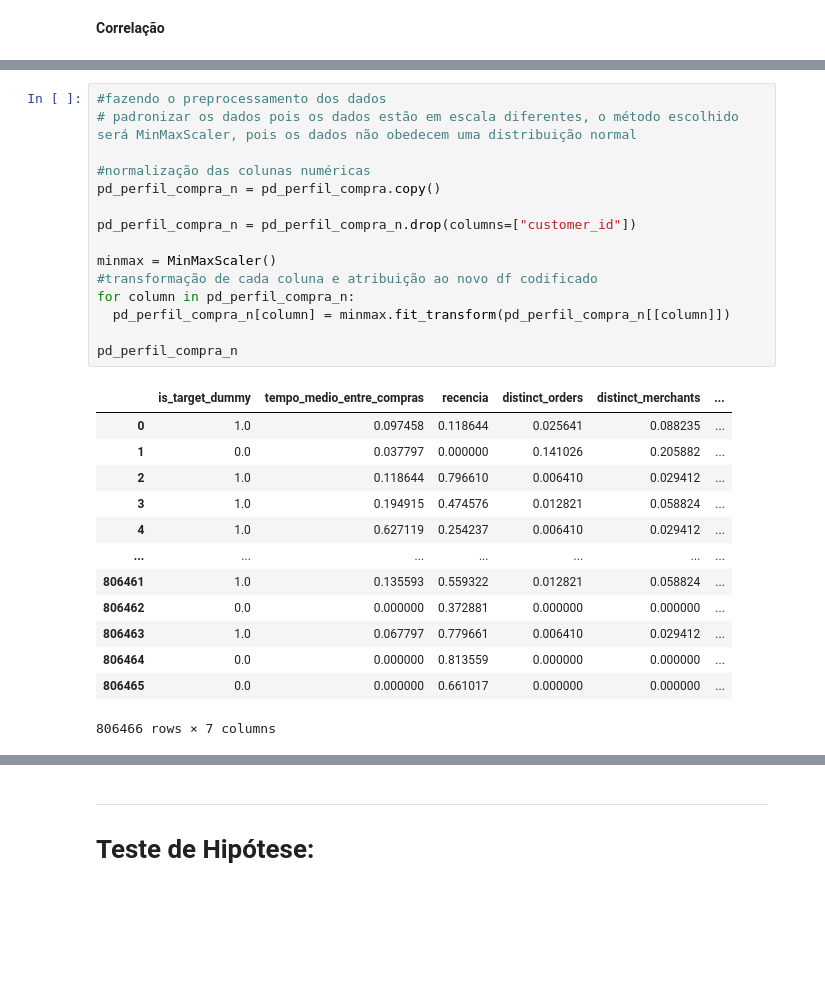
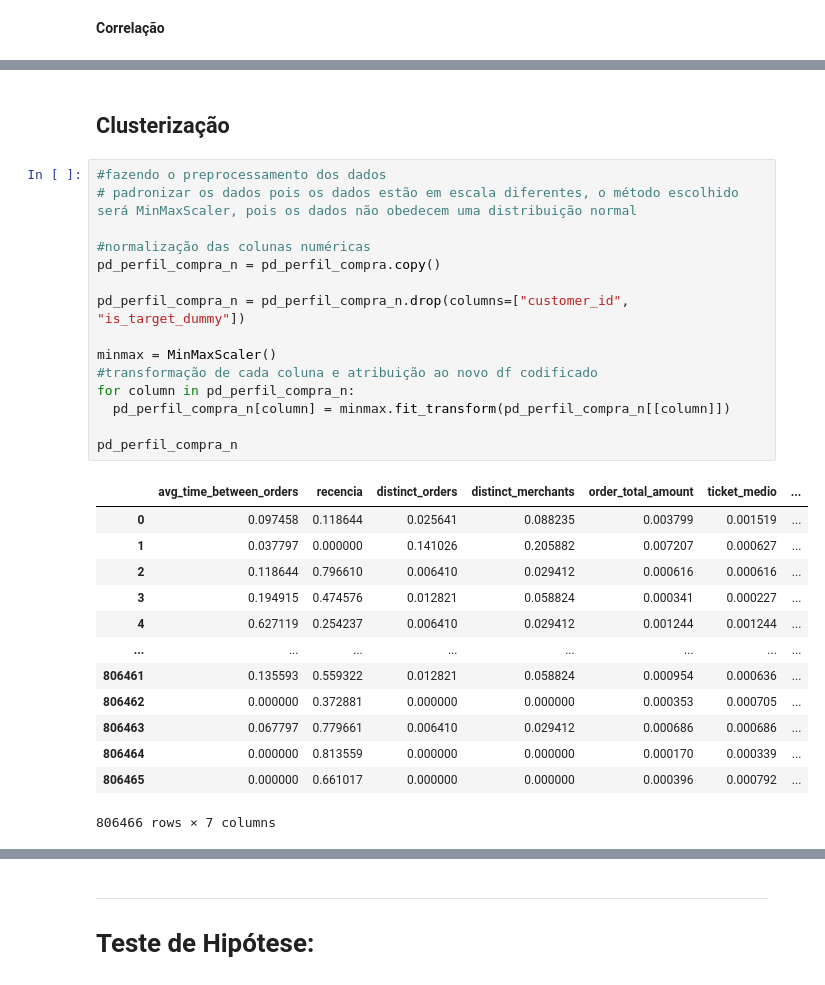
Before and after one commit to NathanyApSalles/analysis_foodtech, a Jupyter notebook: Case_Tecnico_DataAnalyst_Ifood.ipynb, the cells around one changed output, grey strips where cells are left out. Drawn from its saved outputs; the diff is of its cells as text; blank space fills up the shorter version.

```diff
--- a/Case_Tecnico_DataAnalyst_Ifood.ipynb
+++ b/Case_Tecnico_DataAnalyst_Ifood.ipynb
@@ -539,31 +560,33 @@ Text(0.5, 1.0, 'Correlação de Pearson')
+# %% [markdown]
+## **Clusterização**
 # %%
 #fazendo o preprocessamento dos dados
 # padronizar os dados pois os dados estão em escala diferentes, o método escolhido será MinMaxScaler, pois os dados não obedecem uma distribuição normal
 
 #normalização das colunas numéricas
 pd_perfil_compra_n = pd_perfil_compra.copy()
 
-pd_perfil_compra_n = pd_perfil_compra_n.drop(columns=["customer_id"])
+pd_perfil_compra_n = pd_perfil_compra_n.drop(columns=["customer_id", "is_target_dummy"])
 
 minmax = MinMaxScaler()
 #transformação de cada coluna e atribuição ao novo df codificado
 for column in pd_perfil_compra_n:
   pd_perfil_compra_n[column] = minmax.fit_transform(pd_perfil_compra_n[[column]])
 
 pd_perfil_compra_n
 # %% [output]
-|  | is_target_dummy | tempo_medio_entre_compras | recencia | distinct_orders | distinct_merchants | ... |
-| 0 | 1.0 | 0.097458 | 0.118644 | 0.025641 | 0.088235 | ... |
-| 1 | 0.0 | 0.037797 | 0.000000 | 0.141026 | 0.205882 | ... |
-| 2 | 1.0 | 0.118644 | 0.796610 | 0.006410 | 0.029412 | ... |
-| 3 | 1.0 | 0.194915 | 0.474576 | 0.012821 | 0.058824 | ... |
-| 4 | 1.0 | 0.627119 | 0.254237 | 0.006410 | 0.029412 | ... |
-| ... | ... | ... | ... | ... | ... | ... |
-| 806461 | 1.0 | 0.135593 | 0.559322 | 0.012821 | 0.058824 | ... |
-| 806462 | 0.0 | 0.000000 | 0.372881 | 0.000000 | 0.000000 | ... |
-| 806463 | 1.0 | 0.067797 | 0.779661 | 0.006410 | 0.029412 | ... |
-| 806464 | 0.0 | 0.000000 | 0.813559 | 0.000000 | 0.000000 | ... |
-| 806465 | 0.0 | 0.000000 | 0.661017 | 0.000000 | 0.000000 | ... |
+|  | avg_time_between_orders | recencia | distinct_orders | distinct_merchants | order_total_amount | ticket_medio | ... |
+| 0 | 0.097458 | 0.118644 | 0.025641 | 0.088235 | 0.003799 | 0.001519 | ... |
+| 1 | 0.037797 | 0.000000 | 0.141026 | 0.205882 | 0.007207 | 0.000627 | ... |
+| 2 | 0.118644 | 0.796610 | 0.006410 | 0.029412 | 0.000616 | 0.000616 | ... |
+| 3 | 0.194915 | 0.474576 | 0.012821 | 0.058824 | 0.000341 | 0.000227 | ... |
+| 4 | 0.627119 | 0.254237 | 0.006410 | 0.029412 | 0.001244 | 0.001244 | ... |
+| ... | ... | ... | ... | ... | ... | ... | ... |
+| 806461 | 0.135593 | 0.559322 | 0.012821 | 0.058824 | 0.000954 | 0.000636 | ... |
+| 806462 | 0.000000 | 0.372881 | 0.000000 | 0.000000 | 0.000353 | 0.000705 | ... |
+| 806463 | 0.067797 | 0.779661 | 0.006410 | 0.029412 | 0.000686 | 0.000686 | ... |
+| 806464 | 0.000000 | 0.813559 | 0.000000 | 0.000000 | 0.000170 | 0.000339 | ... |
+| 806465 | 0.000000 | 0.661017 | 0.000000 | 0.000000 | 0.000396 | 0.000792 | ... |
 806466 rows × 7 columns
 # %%
 # elbow para ter insumos sobre a quantidade ideal de grupos
```
Also changed, not shown: parts of 24 cells of this notebook.
